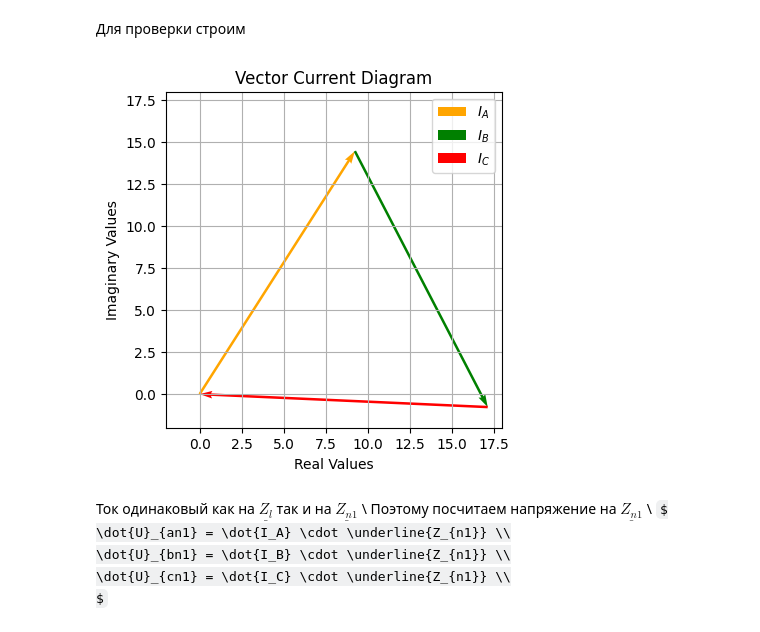
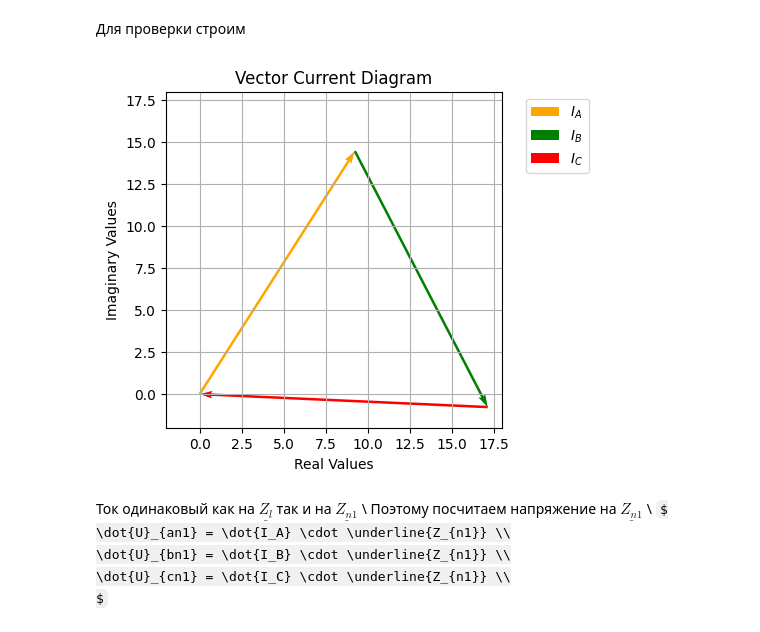
Before and after one commit to M007AX/Coursework-part-III-TBE, a Jupyter notebook: Курсовая_по_ТОЭ_3я_часть.ipynb, the cells around one changed output. Drawn from its saved outputs; the diff is of its cells as text; code cells hidden in the pictures; some formulas as TeX source.

```diff
--- a/Курсовая_по_ТОЭ_3я_часть.ipynb
+++ b/Курсовая_по_ТОЭ_3я_часть.ipynb
@@ -149,21 +153,23 @@ Currents_input = {
 # %%
 create_vector_diagram_no_text(Currents_input)
 
 plt.tight_layout()
 plt.legend()
 plt.gca().set_aspect('equal', adjustable='box')
 plt.grid()
 
 plt.title("Vector Current Diagram")
 plt.xlabel("Real Values")
 plt.ylabel("Imaginary Values")
 
 plt.xlim(-2, 18)
 plt.ylim(-2, 18)
 
+plt.legend(bbox_to_anchor=(1.05, 1), loc='upper left')
+
 plt.subplots_adjust(left=0.15, right=0.85, top=0.85, bottom=0.15)
 # %% [output]
-[figure, old version]
+[figure, new version]
 # %% [markdown]
 Ток одинаковый как на $\underline{Z_{l}}$ так и на $\underline{Z_{n1}}$ \\
 Поэтому посчитаем напряжение на $\underline{Z_{n1}}$ \\
```
Also changed, not shown: parts of 24 cells of this notebook.
